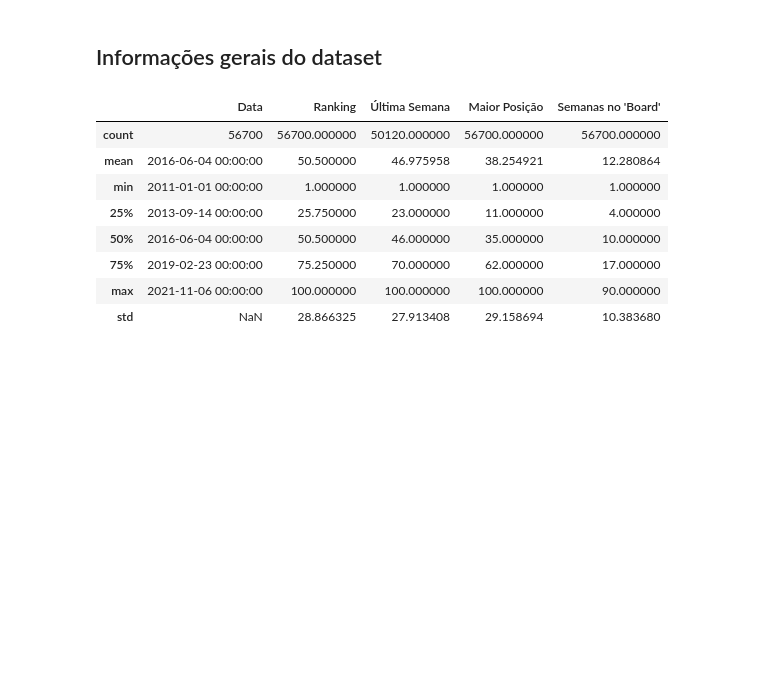
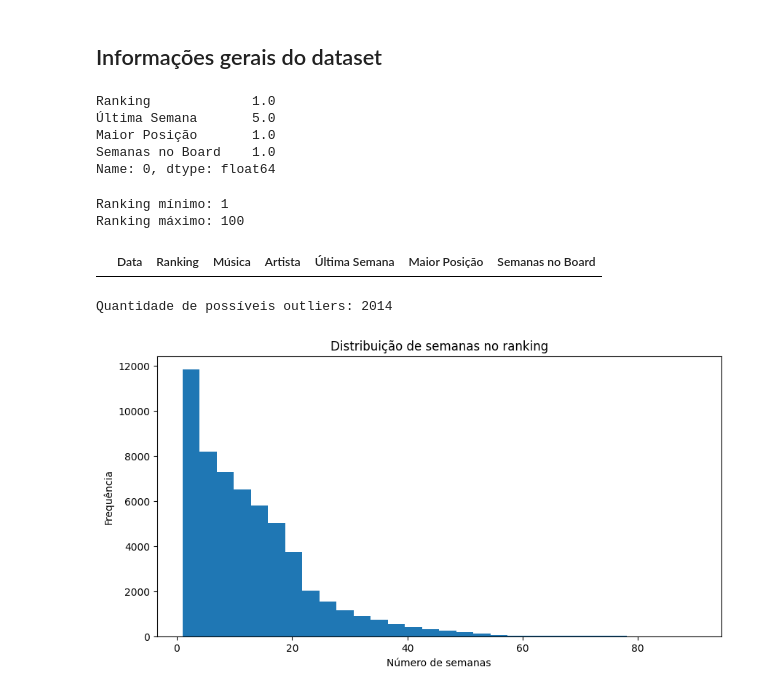
Before and after one commit to EnzoMagaldi/Trabalho_IA, a Jupyter notebook: trab_1.ipynb, the cells around one changed output. Saved outputs shown, nothing was run; the diff lists cells and outputs as text; code cells hidden in the pictures; blank space fills up the shorter version.

```diff
--- a/trab_1.ipynb
+++ b/trab_1.ipynb
@@ -13,8 +14,9 @@ plt.rcParams["date.autoformatter.day"] = "%d/%m/%Y"
 # %%
 base = r'charts.csv'
 charts = pd.read_csv(base)
-charts = charts.rename(columns={"date": "Data", "rank": "Ranking", "song": "Música", "artist": "Artista", "last-week": "Última Semana", "peak-rank": "Maior Posição", "weeks-on-board": "Semanas no 'Board'"})
+charts = charts.rename(columns={"date": "Data", "rank": "Ranking", "song": "Música", "artist": "Artista", "last-week": "Última Semana", "peak-rank": "Maior Posição", "weeks-on-board": "Semanas no Board"})
 charts["Data"] = pd.to_datetime(charts["Data"])
 charts = charts[
     (charts["Data"].dt.year >= 2011)
 ]
+charts.head()
@@ -38,13 +58,55 @@ display(charts)
 ## Informações gerais do dataset
 # %%
 charts.describe()
+charts.mode(numeric_only=True).iloc[0]
 # %% [output]
-|  | Data | Ranking | Última Semana | Maior Posição | Semanas no 'Board' |
-| count | 56700 | 56700.000000 | 50120.000000 | 56700.000000 | 56700.000000 |
-| mean | 2016-06-04 00:00:00 | 50.500000 | 46.975958 | 38.254921 | 12.280864 |
-| min | 2011-01-01 00:00:00 | 1.000000 | 1.000000 | 1.000000 | 1.000000 |
-| 25% | 2013-09-14 00:00:00 | 25.750000 | 23.000000 | 11.000000 | 4.000000 |
-| 50% | 2016-06-04 00:00:00 | 50.500000 | 46.000000 | 35.000000 | 10.000000 |
-| 75% | 2019-02-23 00:00:00 | 75.250000 | 70.000000 | 62.000000 | 17.000000 |
-| max | 2021-11-06 00:00:00 | 100.000000 | 100.000000 | 100.000000 | 90.000000 |
-| std | NaN | 28.866325 | 27.913408 | 29.158694 | 10.383680 |
+Ranking             1.0
+Última Semana       5.0
+Maior Posição       1.0
+Semanas no Board    1.0
+Name: 0, dtype: float64
+# %%
+print("Ranking mínimo:", charts["Ranking"].min())
+print("Ranking máximo:", charts["Ranking"].max())
+# %% [output]
+Ranking mínimo: 1
+Ranking máximo: 100
+# %%
+charts[
+    (charts["Maior Posição"] < 1) |
+    (charts["Maior Posição"] > 100)
+]
+# %% [output]
+|  | Data | Ranking | Música | Artista | Última Semana | Maior Posição | Semanas no Board |
+# %%
+Q1 = charts["Semanas no Board"].quantile(0.25)
+Q3 = charts["Semanas no Board"].quantile(0.75)
+
+IQR = Q3 - Q1
+
+limite_inferior = Q1 - 1.5 * IQR
+limite_superior = Q3 + 1.5 * IQR
+
+outliers = charts[
+    (charts["Semanas no Board"] < limite_inferior) |
+    (charts["Semanas no Board"] > limite_superior)
+]
+
+print("Quantidade de possíveis outliers:", len(outliers))
+# %% [output]
+Quantidade de possíveis outliers: 2014
+# %%
+plt.figure(figsize=(10, 5))
+
+plt.hist(
+    charts["Semanas no Board"],
+    bins=30
+)
+
+plt.title("Distribuição de semanas no ranking")
+plt.xlabel("Número de semanas")
+plt.ylabel("Frequência")
+
+plt.show()
+# %% [output]
+[figure, added]
```
Also changed, not shown: parts of 9 cells of this notebook.
